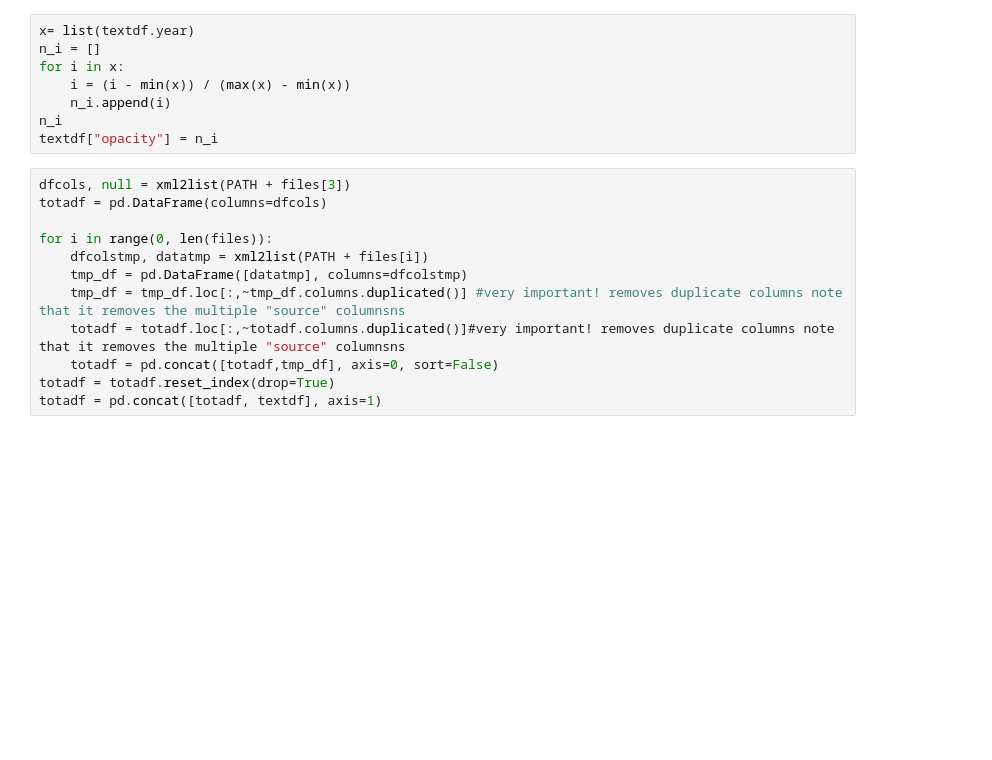
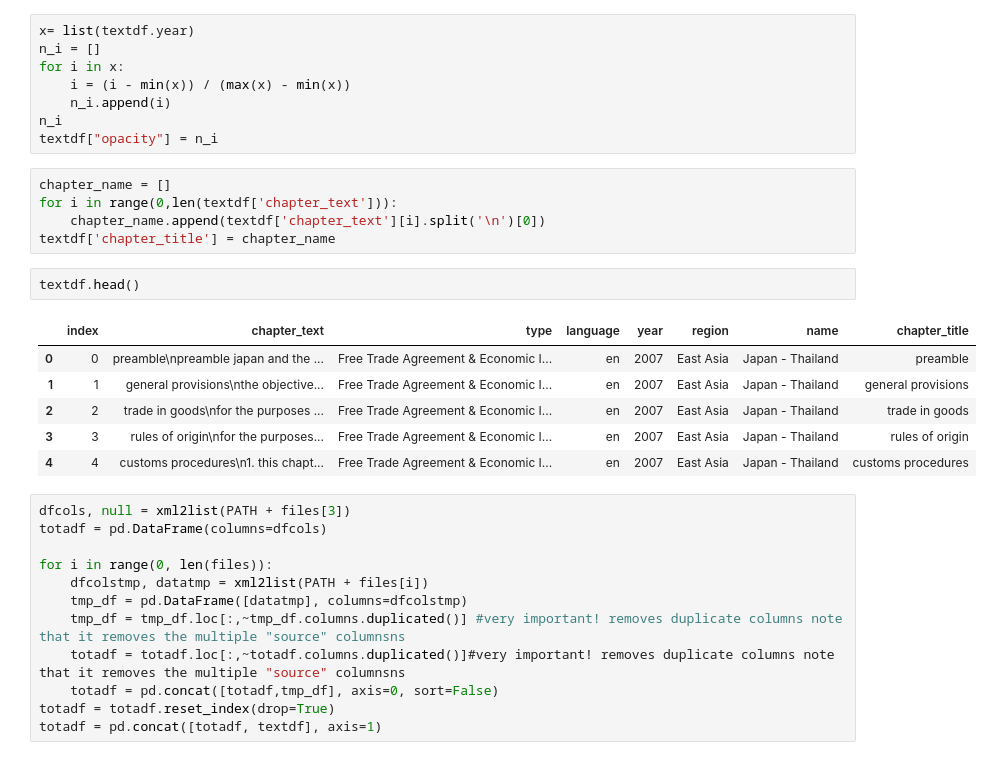
Before and after one commit to OllieFord/DS4D-Trade-Agreement-Project, a Jupyter notebook: Visualisations/ChapterClustering.ipynb, the cells around one changed output. Cells and saved outputs as stored; diff of their text form; blank space fills up the shorter version.

```diff
--- a/Visualisations/ChapterClustering.ipynb
+++ b/Visualisations/ChapterClustering.ipynb
@@ -230,6 +231,20 @@ for i in x:
     n_i.append(i)
 n_i
 textdf["opacity"] = n_i
+# %%
+chapter_name = []
+for i in range(0,len(textdf['chapter_text'])):
+    chapter_name.append(textdf['chapter_text'][i].split('\n')[0])
+textdf['chapter_title'] = chapter_name
+# %%
+textdf.head()
+# %% [output]
+|  | index | chapter_text | type | language | year | region | name | chapter_title |
+| 0 | 0 | preamble\npreamble japan and the ... | Free Trade Agreement & Economic I... | en | 2007 | East Asia | Japan - Thailand | preamble |
+| 1 | 1 | general provisions\nthe objective... | Free Trade Agreement & Economic I... | en | 2007 | East Asia | Japan - Thailand | general provisions |
+| 2 | 2 | trade in goods\nfor the purposes ... | Free Trade Agreement & Economic I... | en | 2007 | East Asia | Japan - Thailand | trade in goods |
+| 3 | 3 | rules of origin\nfor the purposes... | Free Trade Agreement & Economic I... | en | 2007 | East Asia | Japan - Thailand | rules of origin |
+| 4 | 4 | customs procedures\n1. this chapt... | Free Trade Agreement & Economic I... | en | 2007 | East Asia | Japan - Thailand | customs procedures |
 # %%
 dfcols, null = xml2list(PATH + files[3])
 totadf = pd.DataFrame(columns=dfcols)
```
Also changed, not shown: parts of 3 cells of this notebook, 49 other files.
